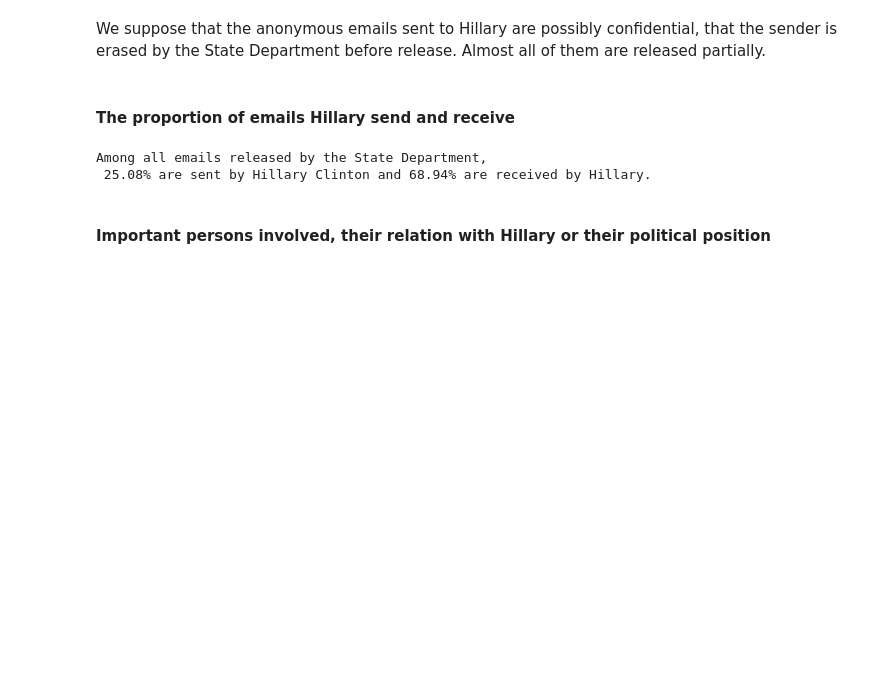
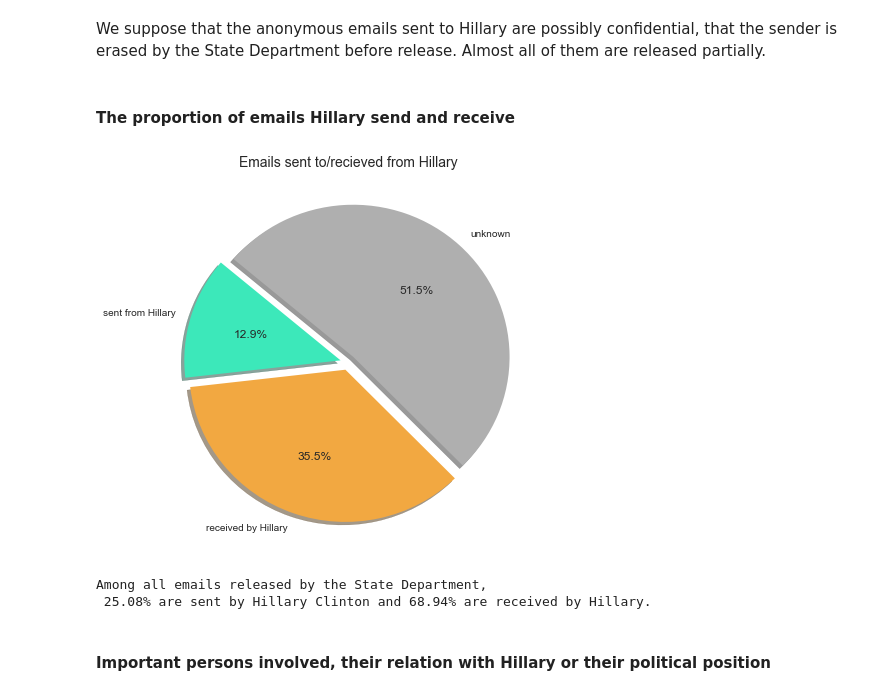
Before and after one commit to yusiZou/zalda, a Jupyter notebook: Secret-of-Clinton_version1.0.ipynb, the cells around one changed output. Drawn from its saved outputs; the diff is of its cells as text; code cells hidden in the pictures; blank space fills up the shorter version.

```diff
--- a/Secret-of-Clinton_version1.0.ipynb
+++ b/Secret-of-Clinton_version1.0.ipynb
@@ -419,9 +417,26 @@ We suppose that the anonymous emails sent to Hillary are possibly confidential,
 # %%
 pct_sent = len(emails_H2sb) / len(emails)
 pct_rec = len(emails_sb2H) / len(emails)
+pct_unknown = (len(emails)-pct_sent-pct_rec)/len(emails)
+
+# Data to plot
+labels = 'sent from Hillary', 'received by Hillary', 'unknown'
+sizes = [pct_sent, pct_rec, pct_unknown]
+colors = ['#3ce8ba', '#f2a841', '#afafaf']
+explode = (0.05, 0.05, 0.05)  # explode 1st slice
+
+# Plot
+plt.figure(figsize=(7,7))
+plt.pie(sizes, explode=explode, labels=labels, colors=colors,
+        autopct='%1.1f%%', shadow=True, startangle=140)
+plt.title('Emails sent to/recieved from Hillary', size=14)
+plt.show()
+
+
 print('Among all emails released by the State Department, \n \
 {:.2%} are sent by Hillary Clinton and {:.2%} are received by Hillary.'.format(pct_sent, pct_rec))
 # %% [output]
+[figure, added]
 Among all emails released by the State Department,
  25.08% are sent by Hillary Clinton and 68.94% are received by Hillary.
 # %% [markdown]
```
Also changed, not shown: parts of 1 cell of this notebook, 1 other file.
